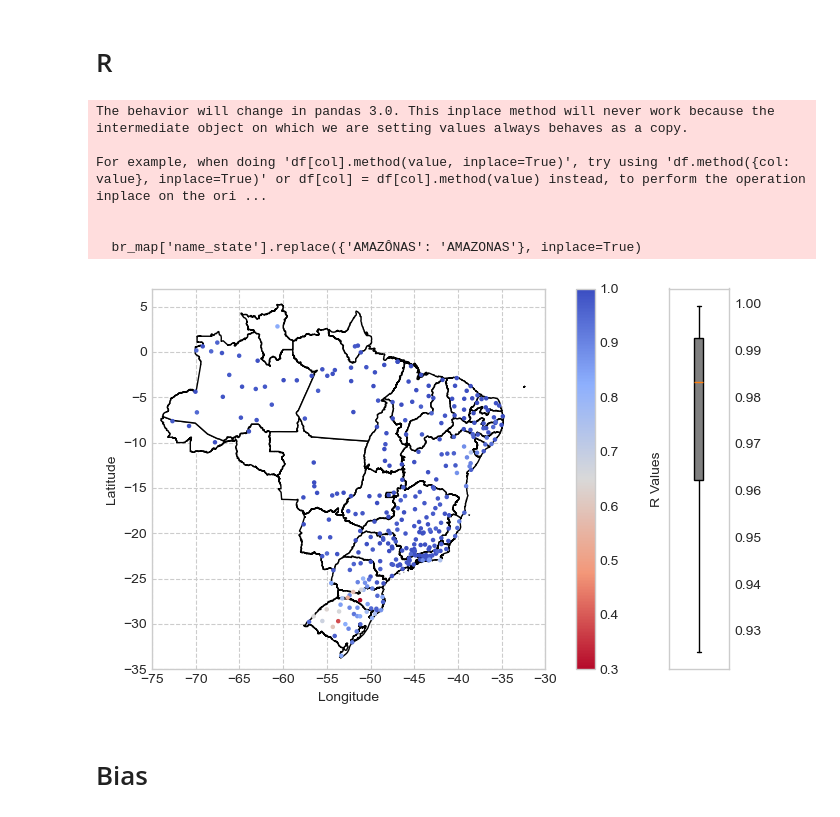
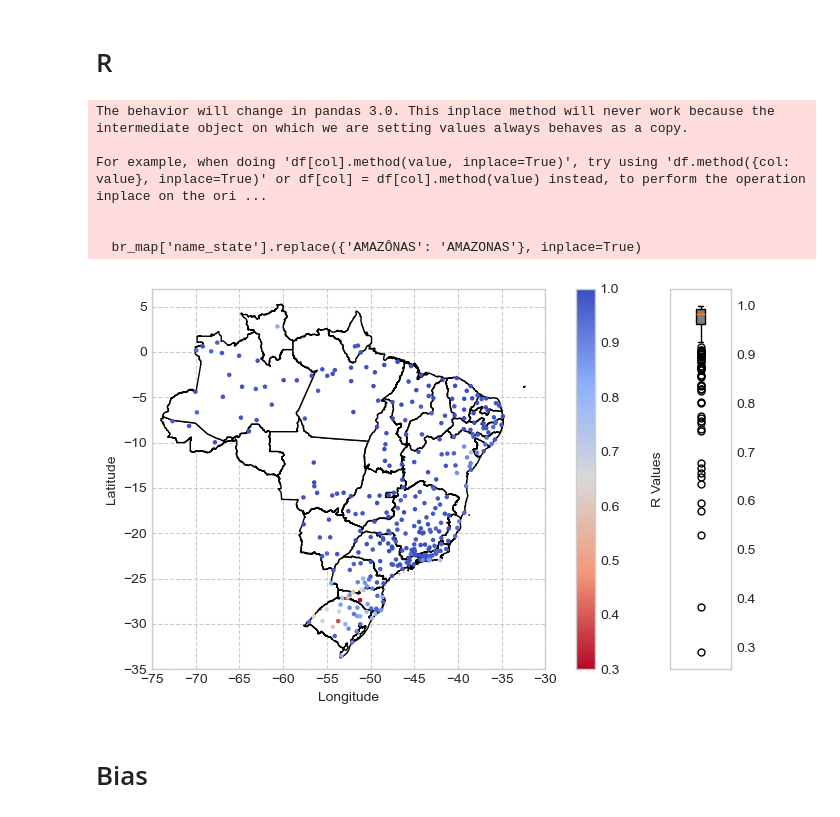
Before and after one commit to LARHENA/UFPB_Brain-D, a Jupyter notebook: Scripts e Dados/4.2 - Climate Normals - Comparing Values (1961 - 1990).ipynb, the cells around one changed output. Cells and saved outputs as stored; diff of their text form; code cells hidden in the pictures.

```diff
--- a/Scripts e Dados/4.2 - Climate Normals - Comparing Values (1961 - 1990).ipynb
+++ b/Scripts e Dados/4.2 - Climate Normals - Comparing Values (1961 - 1990).ipynb
@@ -547,0 +631,26 @@ df_geo
+# %%
+# Filter stations with extreme RMSE values (e.g., RMSE > 50)
+extreme_rmse_threshold = 50
+df_geo_extreme_rmse = df_geo[df_geo['RMSE'] > extreme_rmse_threshold]
+
+# Plot the filtered stations on the map, colored by RMSE value
+fig, ax = plt.subplots(figsize=(7.5, 6))
+br_map.plot(ax=ax, color='white', edgecolor='black')
+df_geo_extreme_rmse.plot(
+    ax=ax,
+    column='RMSE',
+    legend=True,
+    alpha=1.0,
+    markersize=40,
+    edgecolor='black',
+    linewidth=0.5
+)
+ax.set_ylim([-35, 7])
+ax.set_xlim([-75, -30])
+ax.set_xlabel('Longitude')
+ax.set_ylabel('Latitude')
+ax.set_title('Stations with Extreme RMSE')
+ax.grid(ls='--')
+plt.tight_layout()
+plt.show()
+plt.close()
@@ -630,35 +745,35 @@ def createMapR(df):
             column='R',
             legend=True,
             alpha=1.0,
             markersize=5)
 
     ax_map.set_ylim([-35, 7])
     ax_map.set_xlim([-75, -30])
     ax_map.set_xlabel('Longitude')
     ax_map.set_ylabel('Latitude')
     ax_map.grid(ls='--')
 
     # Plot the boxplot
-    ax_box.boxplot(df['R'], vert=True, patch_artist=True, boxprops=dict(facecolor='grey'), showfliers=False)
+    ax_box.boxplot(df['R'], vert=True, patch_artist=True, boxprops=dict(facecolor='grey'), showfliers=True, flierprops=dict(marker='o', color='red', markersize=5))
     ax_box.set_ylabel('R Values')
     ax_box.yaxis.tick_right()  # Move ticks to the right
     ax_box.set_xticks([])  # Remove x-ticks for clarity
 
     # Adjust layout and save the figure
     plt.tight_layout()
     plt.savefig('./figures/climate_normal_R_stations_1961_1990.tiff', format='tiff', dpi=300, transparent=False, bbox_inches='tight')
     plt.show()
     plt.close()
 
 createMapR(df_geo)
 # %% [output]
 The behavior will change in pandas 3.0. This inplace method will never work because the intermediate object on which we are setting values always behaves as a copy.
 
 For example, when doing 'df[col].method(value, inplace=True)', try using 'df.method({col: value}, inplace=True)' or df[col] = df[col].method(value) instead, to perform the operation inplace on the ori ...
 
 
   br_map['name_state'].replace({'AMAZÔNAS': 'AMAZONAS'}, inplace=True)
-[figure, old version]
+[figure, new version]
 # %% [markdown]
 # Bias
 # %%
```
Also changed, not shown: parts of 8 cells of this notebook, 34 other files.
